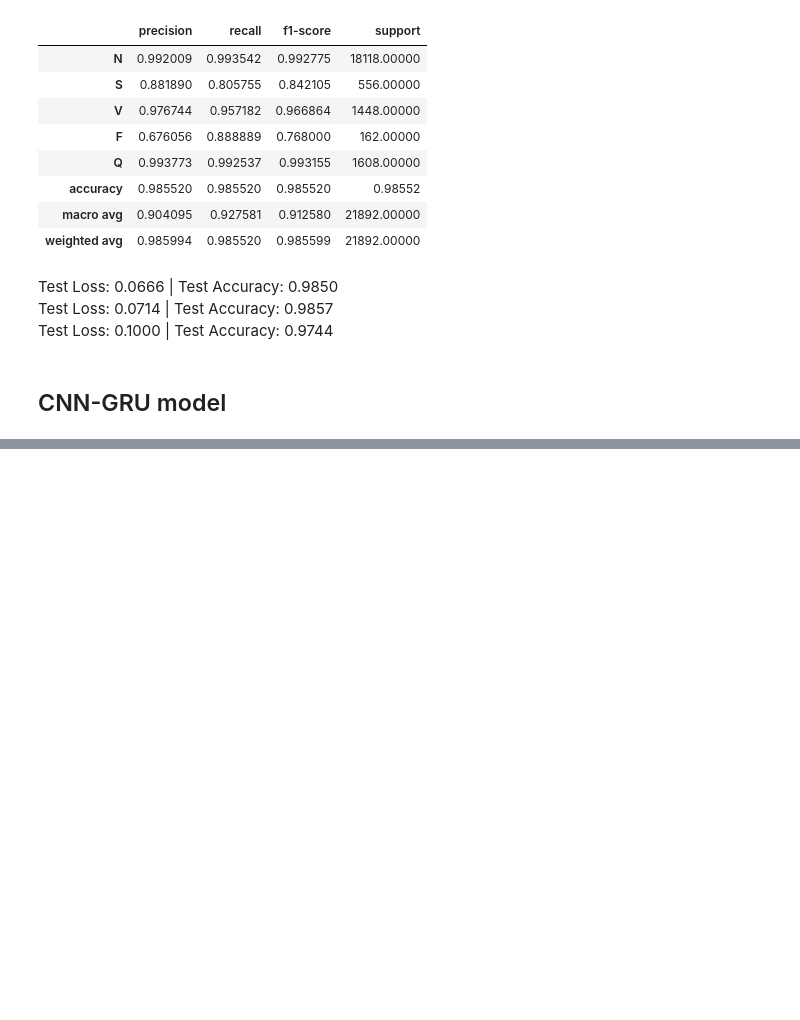
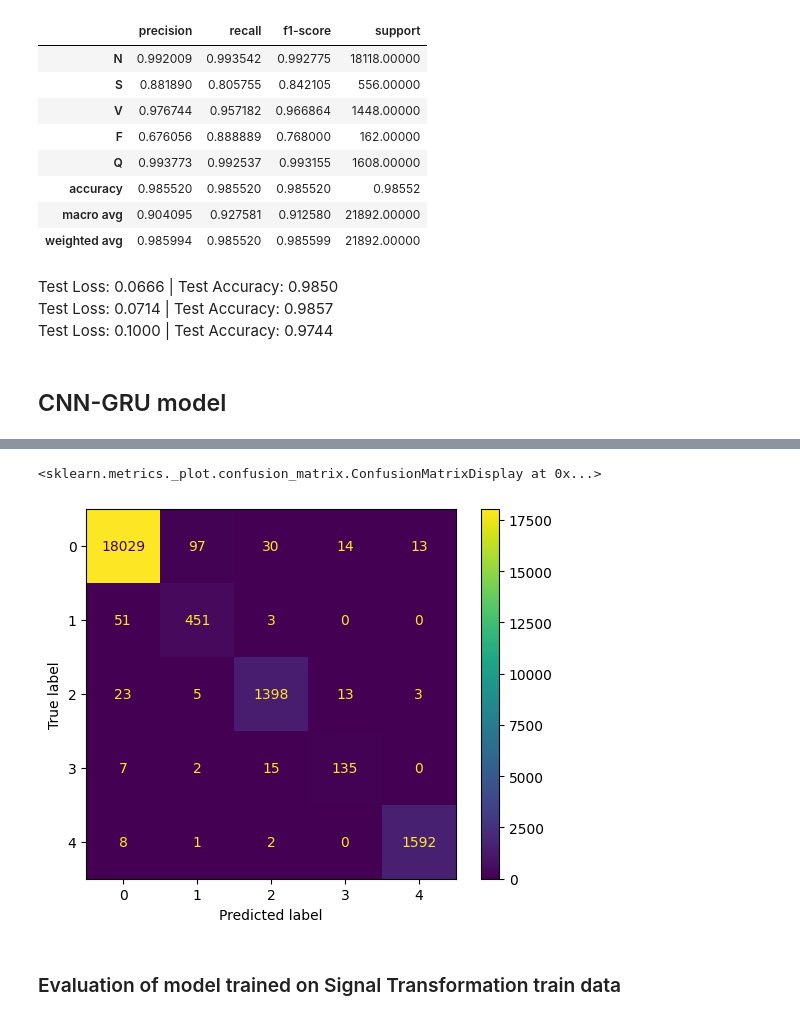
Before and after one commit to RandallCher/Neural-Networks-Project, a Jupyter notebook: main.ipynb, the cells around one changed output, grey strips where cells are left out. Cells and saved outputs as stored; diff of their text form; code cells hidden in the pictures; blank space fills up the shorter version.

```diff
--- a/main.ipynb
+++ b/main.ipynb
@@ -362,0 +437,14 @@ FileNotFoundError: [Errno 2] No such file or directory: './model/CNN_GRU_model.p
+# %%
+from common_utils import CNN_GRU
+
+# Load model
+cnn_gru_model = CNN_GRU()
+model_path = './model/cnn_gru_smote.pth'
+cnn_gru_model.load_state_dict(torch.load(model_path, weights_only=True))
+
+# Test model
+truths, preds, test_loss, test_acc = test(cnn_gru_model, test_loader)
+
+# Get classification report and confusion matrix
+report = pd.DataFrame(classification_report(truths, preds, labels=labels_list, target_names=classes_list, output_dict=True)).transpose()
+cm = confusion_matrix(truths, preds)
@@ -362,0 +464,9 @@ FileNotFoundError: [Errno 2] No such file or directory: './model/CNN_GRU_model.p
+# %%
+# Display confusion matrix
+disp = ConfusionMatrixDisplay(cm)
+disp.plot()
+# %% [output]
+<sklearn.metrics._plot.confusion_matrix.ConfusionMatrixDisplay at 0x...>
+[figure, added]
+# %% [markdown]
+### Evaluation of model trained on Signal Transformation train data
```
Also changed, not shown: parts of 50 cells of this notebook.
